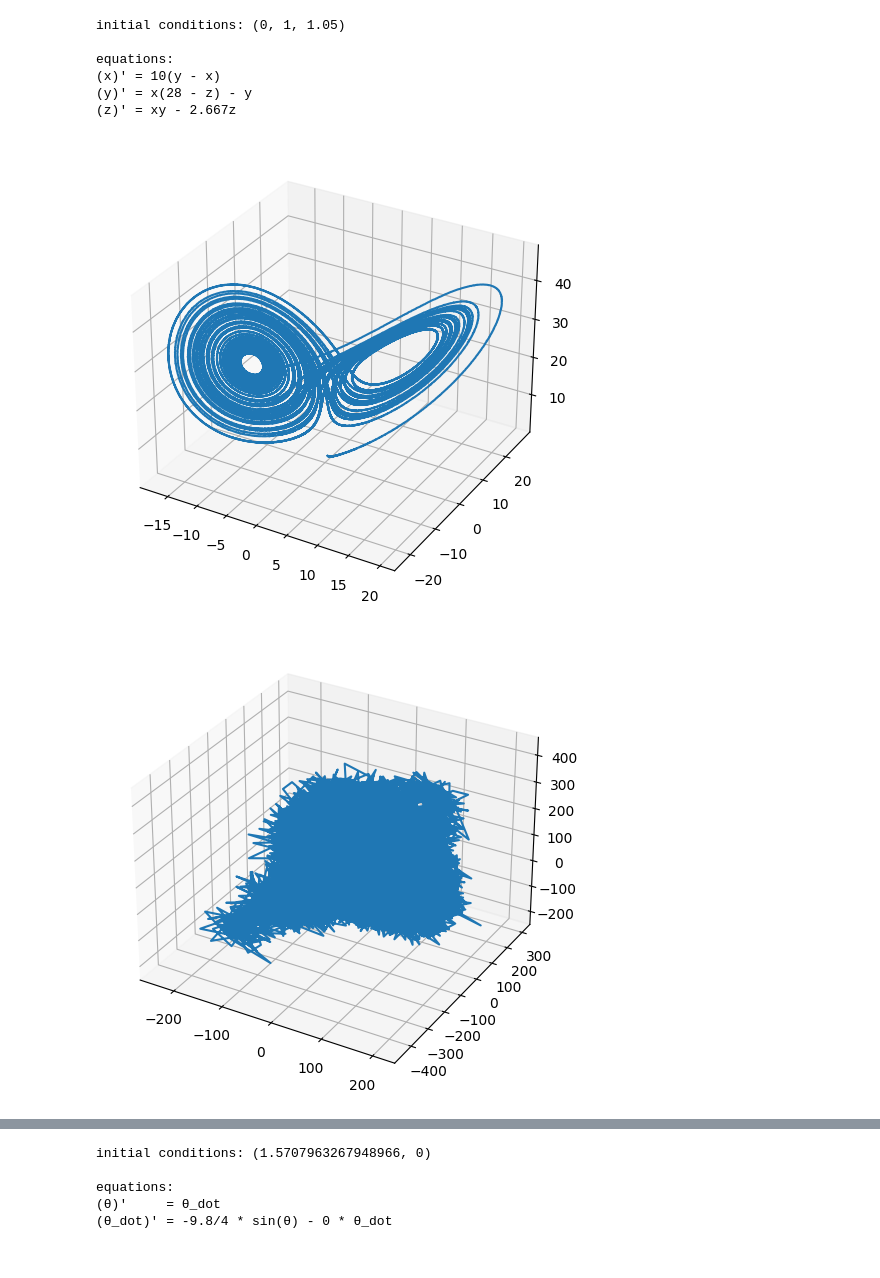
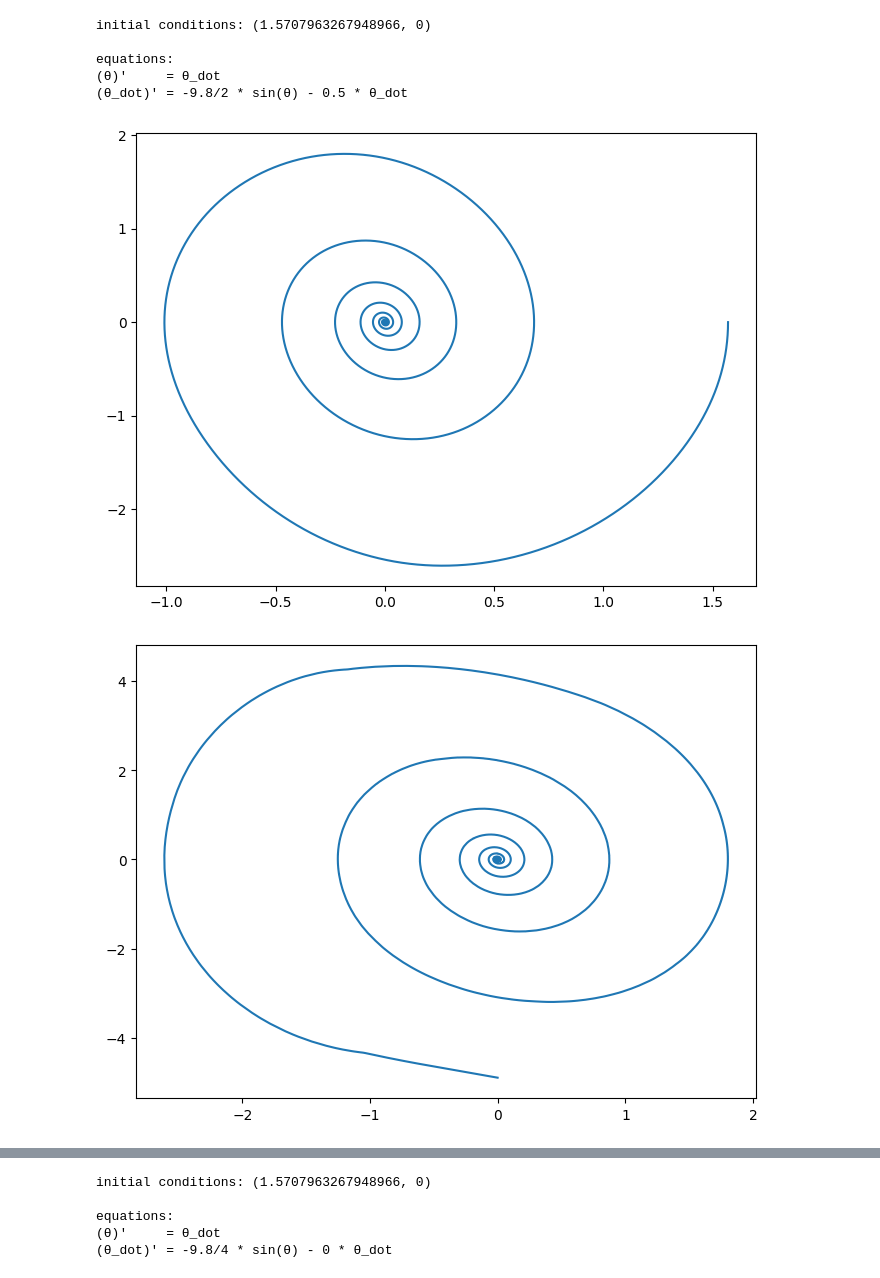
Before and after one commit to pahyde/AutoSINDy, a Jupyter notebook: notebooks/Survey of Dynamics.ipynb, the cells around one changed output, grey strips where cells are left out. Cells and saved outputs as stored; diff of their text form; code cells hidden in the pictures.

Commit message:
utils

```diff
--- a/notebooks/Survey of Dynamics.ipynb
+++ b/notebooks/Survey of Dynamics.ipynb
@@ -33,8 +33,8 @@ def simulate_system(system, init_conditions, t0, tf, steps):
     )
 # %%
 lorenz = simulate_system(
-    Lorenz(),
-    (0, 1, 1.05),
+    SimplePendulum(),
+    (np.pi/2,0),
     0,
     40,
     100000
@@ -42,24 +42,22 @@ lorenz = simulate_system(
 
 lorenz.show()
 # %% [output]
-initial conditions: (0, 1, 1.05)
+initial conditions: (1.5707963267948966, 0)
 
 equations:
-(x)' = 10(y - x)
-(y)' = x(28 - z) - y
-(z)' = xy - 2.667z
+(θ)'     = θ_dot
+(θ_dot)' = -9.8/2 * sin(θ) - 0.5 * θ_dot
 # %%
 X, X_dot, t = lorenz.time_series()
 
-X_train = sindy_utils.add_noise(X, amount=0.1)
-# sindy_utils.plot(X_train)
+X_train = sindy_utils.add_noise(X, amount=0)
 
 X_dot_train = sindy_utils.differentiate(X_train,t)
 sindy_utils.plot(X_train)
 sindy_utils.plot(X_dot_train)
 # %% [output]
-[figure, old version]
+[figure, new version]
-[figure, old version]
+[figure, new version]
 # %%
 model = SINDy_LSQ(
     libs=[
```
Also changed, not shown: parts of 5 cells of this notebook, 1 other file.
